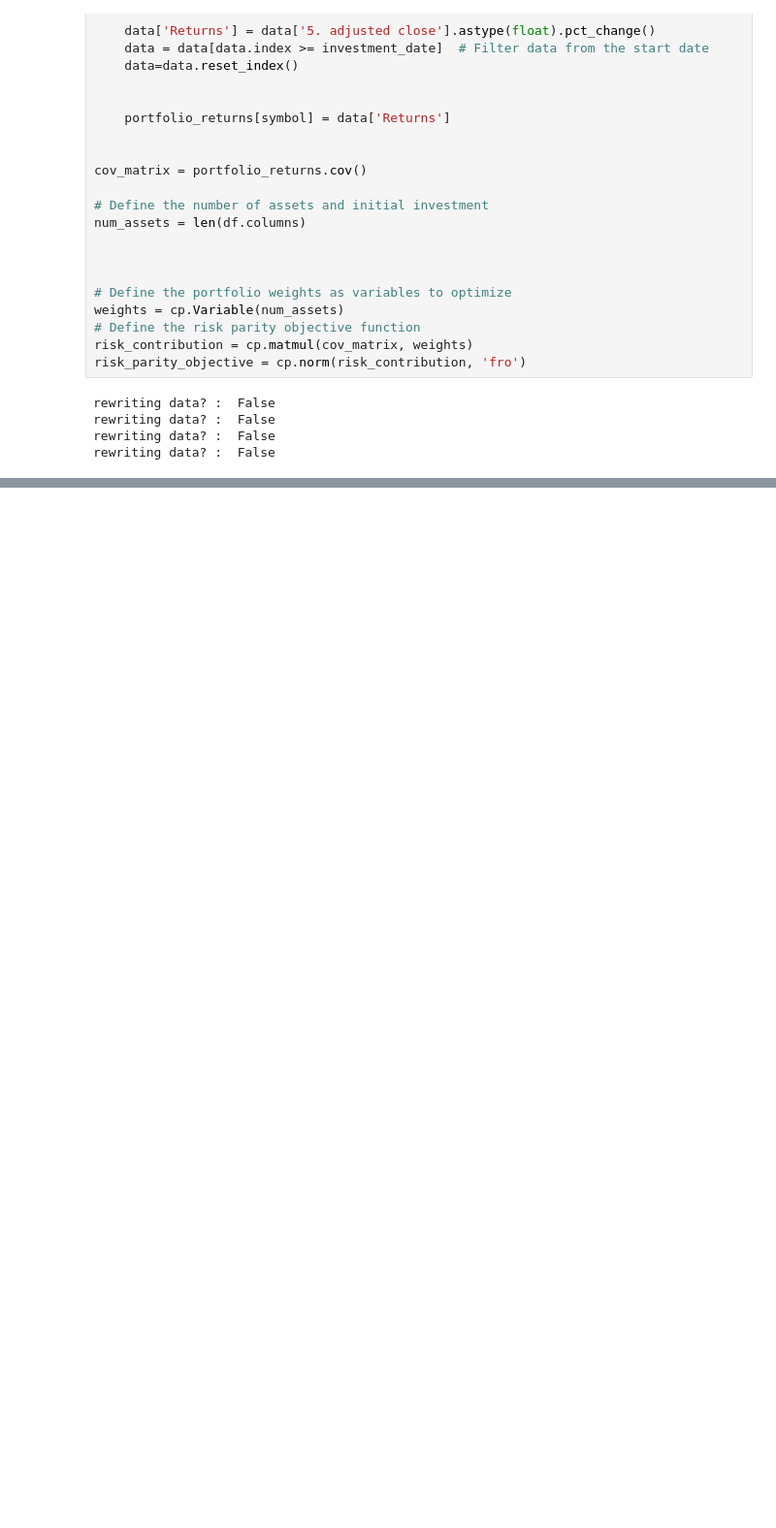
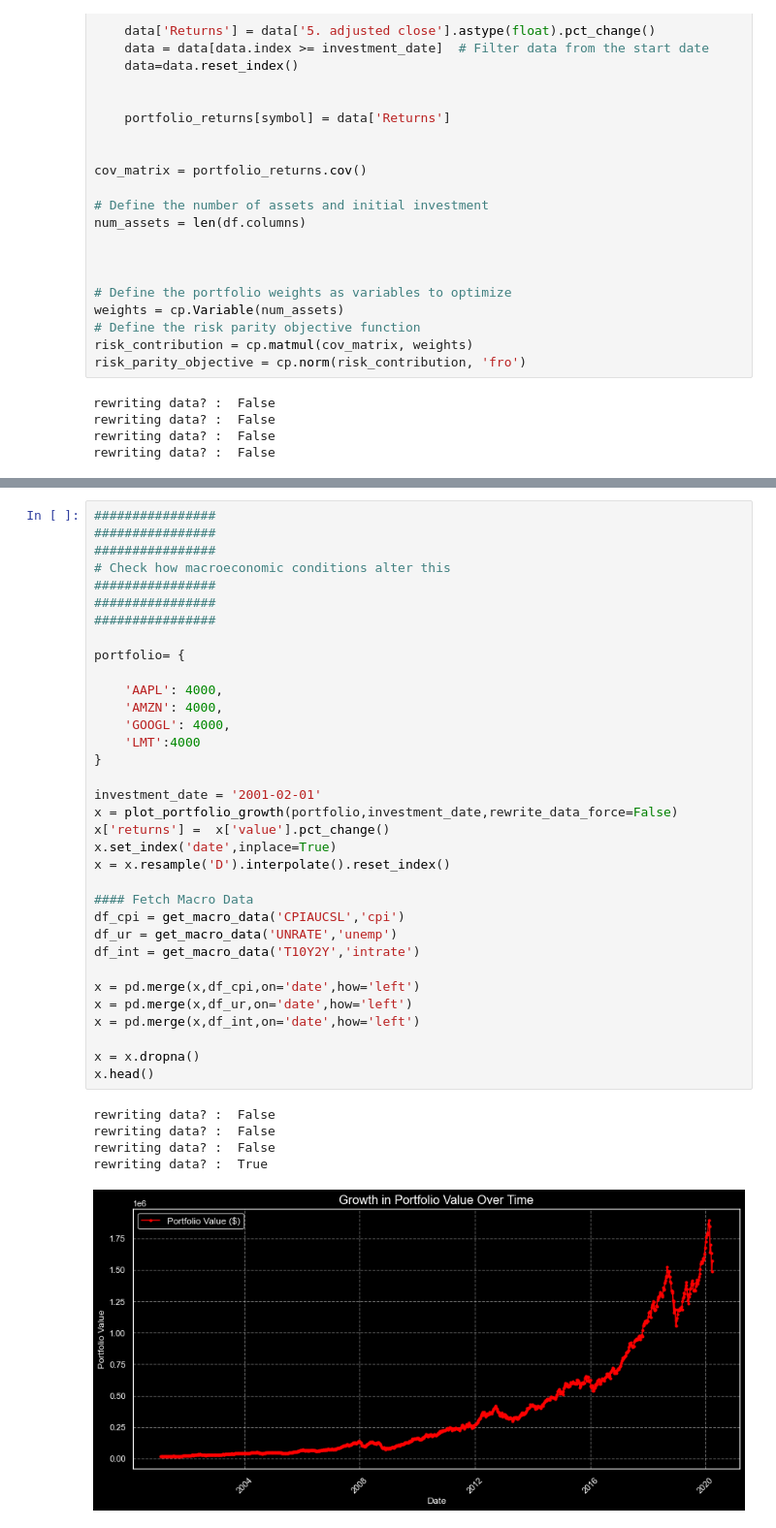
Before and after one commit to AliAbidi555/portfolio_management, a Jupyter notebook: portfolio_op.ipynb, the cells around one changed output, grey strips where cells are left out. Shown at 97% size. Cells and saved outputs as stored; diff of their text form; blank space fills up the shorter version.

Commit message:
macro analysis

```diff
--- a/portfolio_op.ipynb
+++ b/portfolio_op.ipynb
@@ -421,0 +401,40 @@ data
+# %%
+################
+################
+################
+# Check how macroeconomic conditions alter this
+################
+################
+################
+
+portfolio= {
+
+    'AAPL': 4000,
+    'AMZN': 4000,
+    'GOOGL': 4000,
+    'LMT':4000
+}
+
+investment_date = '2001-02-01'
+x = plot_portfolio_growth(portfolio,investment_date,rewrite_data_force=False)
+x['returns'] =  x['value'].pct_change()
+x.set_index('date',inplace=True)
+x = x.resample('D').interpolate().reset_index()
+
+#### Fetch Macro Data
+df_cpi = get_macro_data('CPIAUCSL','cpi')
+df_ur = get_macro_data('UNRATE','unemp')
+df_int = get_macro_data('T10Y2Y','intrate')
+
+x = pd.merge(x,df_cpi,on='date',how='left')
+x = pd.merge(x,df_ur,on='date',how='left')
+x = pd.merge(x,df_int,on='date',how='left')
+
+x = x.dropna()
+x.head()
+# %% [output]
+rewriting data? :  False
+rewriting data? :  False
+rewriting data? :  False
+rewriting data? :  True
+[figure, added]
```
Also changed, not shown: parts of 20 cells of this notebook, 2 other files.
